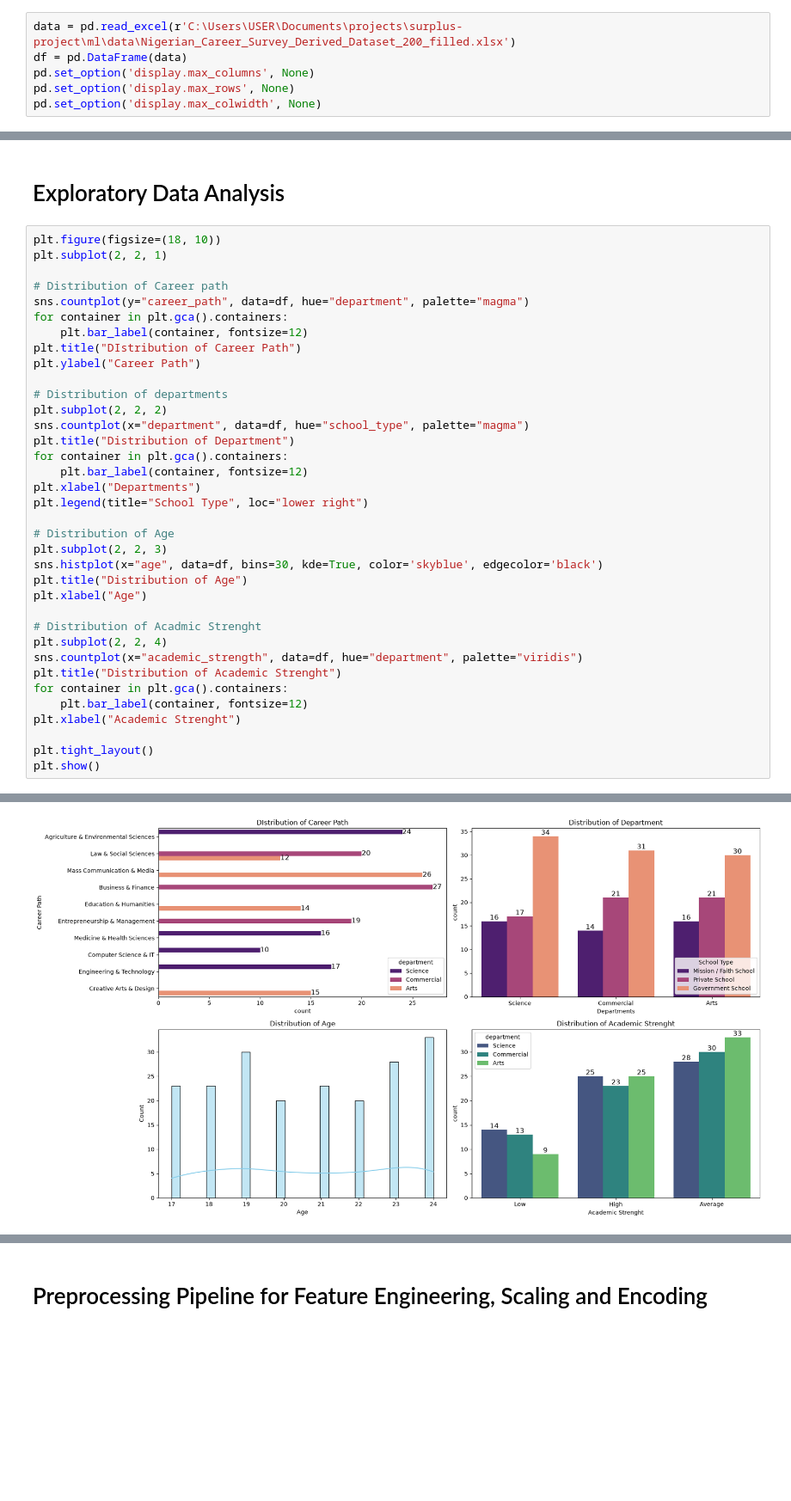
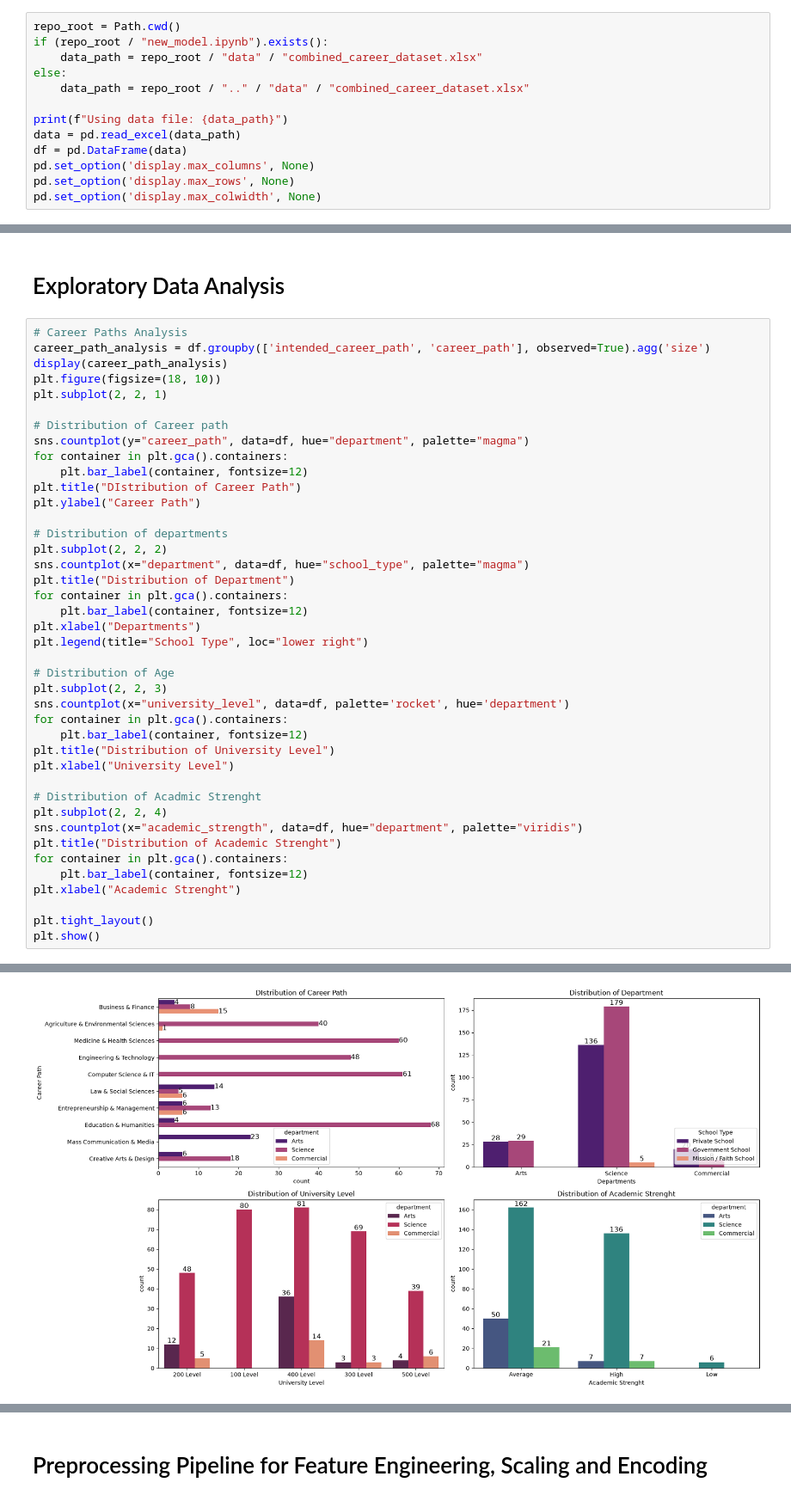
Before and after one commit to A-I-Jeremiah/Smart-Career-Portal, a Jupyter notebook: new_model.ipynb, the cells around one changed output, grey strips where cells are left out. Shown at 86% size. Cells and saved outputs as stored; diff of their text form; blank space fills up the shorter version.

```diff
--- a/new_model.ipynb
+++ b/new_model.ipynb
@@ -41,5 +77,12 @@ import joblib
 # %%
-data = pd.read_excel(r'C:\Users\USER\Documents\projects\surplus-project\ml\data\Nigerian_Career_Survey_Derived_Dataset_200_filled.xlsx')
+repo_root = Path.cwd()
+if (repo_root / "new_model.ipynb").exists():
+    data_path = repo_root / "data" / "combined_career_dataset.xlsx"
+else:
+    data_path = repo_root / ".." / "data" / "combined_career_dataset.xlsx"
+
+print(f"Using data file: {data_path}")
+data = pd.read_excel(data_path)
 df = pd.DataFrame(data)
 pd.set_option('display.max_columns', None)
 pd.set_option('display.max_rows', None)
@@ -160,6 +198,9 @@ The Dataset after cleaning:
 # %% [markdown]
 # Exploratory Data Analysis
 # %%
+# Career Paths Analysis
+career_path_analysis = df.groupby(['intended_career_path', 'career_path'], observed=True).agg('size')
+display(career_path_analysis)
 plt.figure(figsize=(18, 10))
 plt.subplot(2, 2, 1)
 
@@ -181,9 +222,11 @@ plt.legend(title="School Type", loc="lower right")
 
 # Distribution of Age
 plt.subplot(2, 2, 3)
-sns.histplot(x="age", data=df, bins=30, kde=True, color='skyblue', edgecolor='black')
-plt.title("Distribution of Age")
-plt.xlabel("Age")
+sns.countplot(x="university_level", data=df, palette='rocket', hue='department')
+for container in plt.gca().containers:
+    plt.bar_label(container, fontsize=12)
+plt.title("Distribution of University Level")
+plt.xlabel("University Level")
 
 # Distribution of Acadmic Strenght
 plt.subplot(2, 2, 4)
@@ -199,2 +259,2 @@ plt.show()
-[figure, old version]
+[figure, new version]
 # %%
```
Also changed, not shown: parts of 22 cells of this notebook, 3 other files.
